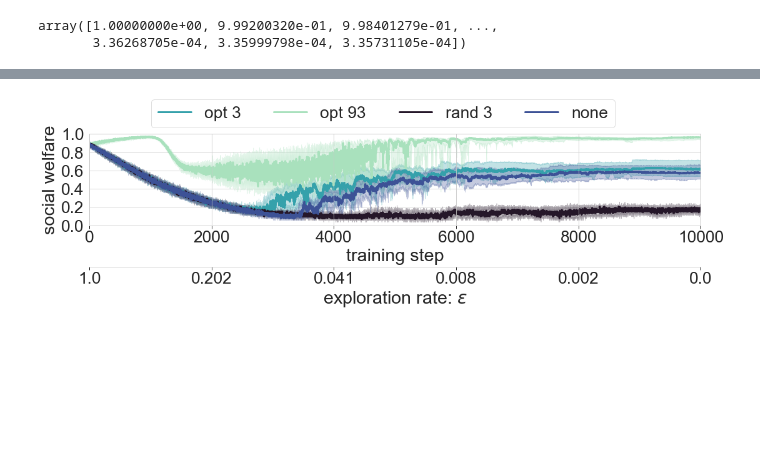
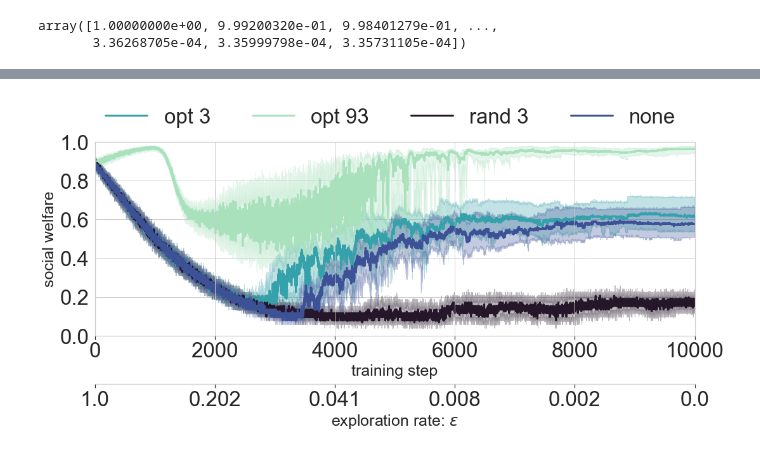
Before and after one commit to CCarissimo/manipulateRL, a Jupyter notebook: plotting.ipynb, the cells around one changed output, grey strips where cells are left out. Saved outputs shown, nothing was run; the diff lists cells and outputs as text; code cells hidden in the pictures; blank space fills up the shorter version.

```diff
--- a/plotting.ipynb
+++ b/plotting.ipynb
@@ -117,0 +105,5 @@ import pickle
+# %%
+sns.set_context("paper", font_scale=3)
+# sns.set_style("whitegrid")
+sns.set_palette("mako")
+sns.set(font="Times New Roman", font_scale=3)
@@ -119,13 +149,12 @@ import pickle
 with open("results/timeseries.pkl", "rb") as file:
     data = pickle.load(file)
 # %%
-fig, ax = plt.subplots(figsize=(16,6))
+fig, ax = plt.subplots(figsize=(16,8))
+
+sns.set_style("whitegrid")
 
 cmap = plt.get_cmap('mako')
-# sns.set_palette("magma")
 colors = [cmap(c) for c in np.linspace(0.1, 0.9, 4)]
-sns.set_context("paper", font_scale=3)
-sns.set_style("whitegrid")
 
 x_vals = np.arange(0, 10000, 1)
 ax.plot(data[('optimized', '100', '3')]['median'], label="opt 3", ls="-", lw=3, c=colors[2])
@@ -154,39 +183,37 @@ ax.set_ylim(-2, -1.5)
 ax2 = ax.twiny()
 
 # ax2.set_xlim(0, 1)
 x_ticks = ax.get_xticks()
 x_ticklabels = np.round(np.exp(-1*(x_ticks)/(10000/8)), decimals=3)
 
 # Move twinned axis ticks and label from top to bottom
 ax2.xaxis.set_ticks_position("bottom")
 ax2.xaxis.set_label_position("bottom")
 
 # Offset the twin axis below the host
-ax2.spines["bottom"].set_position(("axes", -0.45))
+ax2.spines["bottom"].set_position(("axes", -0.25))
 
 # Turn on the frame for the twin axis, but then hide all
 # but the bottom spine
 ax2.set_frame_on(True)
 ax2.patch.set_visible(False)
-
 for sp in ax2.spines.values():
     sp.set_visible(False)
 ax2.spines["bottom"].set_visible(True)
 
 ax2.set_xticks(x_ticks)
 ax2.set_xticklabels(x_ticklabels)
-ax2.set_xlabel(r"exploration rate: $\epsilon$")
+ax2.set_xlabel(r"exploration rate: $\epsilon$", fontsize=25)
 
-ax.set_xlabel("training step")
-# ax2.set_xlabel("exploration rate")
-ax.set_ylabel("social welfare")
+ax.set_xlabel("training step", fontsize=25)
+ax.set_ylabel("social welfare", fontsize=25)
 
 y_ticks = ax.get_yticks()
 ax.set_yticks(y_ticks)
 ax.set_yticklabels(["%.1f"%(i/(len(y_ticks)-1)) for i in range(len(y_ticks))])
 
-fig.legend(bbox_to_anchor=(0.5, 0.9), loc='lower center', ncol=4)
+fig.legend(bbox_to_anchor=(0.51, 0.9), loc='lower center', ncol=4, frameon=False)
 plt.tight_layout()
-plt.savefig("welfare_timeseries_comparison.png", bbox_inches='tight')
+plt.savefig("plots/welfare_timeseries_comparison.png", bbox_inches="tight")
 # %% [output]
-[figure, old version]
+[figure, new version]
```
Also changed, not shown: parts of 12 cells of this notebook.
